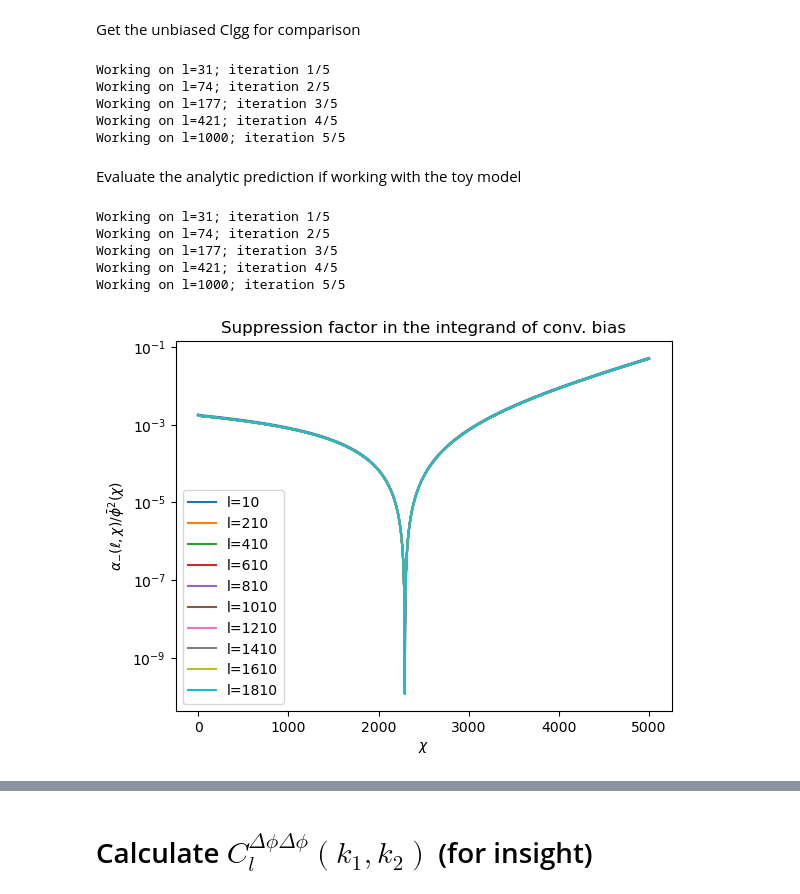
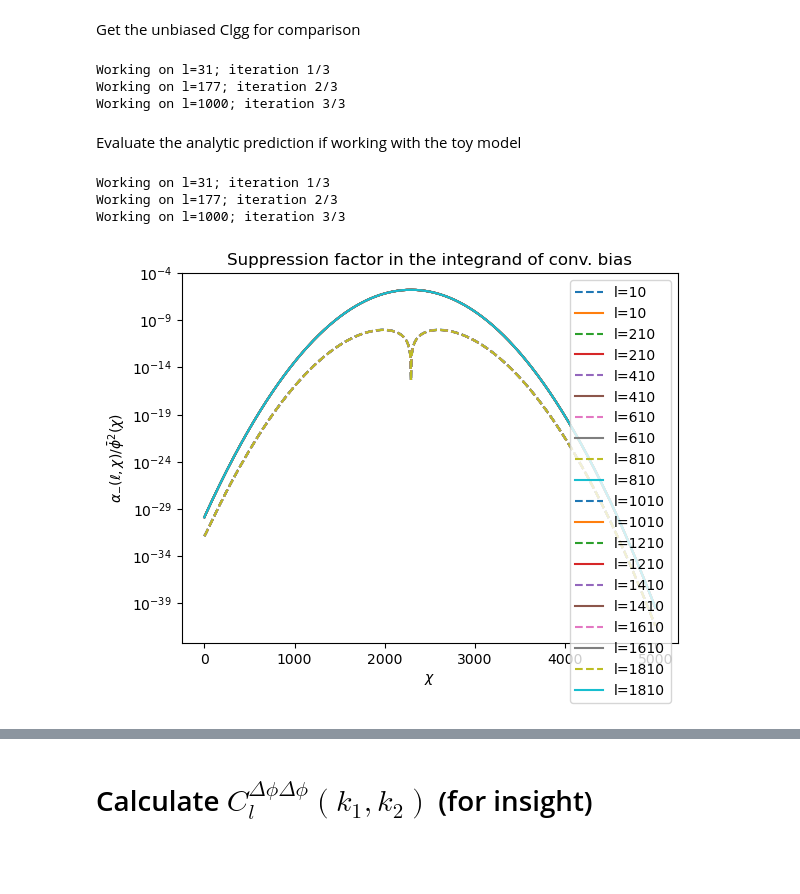
Before and after one commit to abaleato/CARDiAC, a Jupyter notebook: compute_biases.ipynb, the cells around one changed output, grey strips where cells are left out. Saved outputs shown, nothing was run; the diff lists cells and outputs as text; code cells hidden in the pictures; blank space fills up the shorter version.

Commit message:
fixed various crucial biases -- now analytics is an order unity constant away from full calc, but still needs to track down the reasons

```diff
--- a/compute_biases.ipynb
+++ b/compute_biases.ipynb
@@ -165,15 +171,15 @@ for i in range(n_samples_of_r):
 # %%
-lmax = hp.Alm.getlmax(delta_p_lm_of_r.shape[0])
-Cl_deltap_of_r1_r2 = np.zeros((lmax+1, n_samples_of_r, n_samples_of_r))
+lmax = hp.Alm.getlmax(delta_p_lm_of_chi.shape[0])
+Cl_deltap_of_chi1_chi2 = np.zeros((lmax+1, n_samples_of_chi, n_samples_of_chi))
 pixwinf = hp.pixwin(nside_out)[0:lmax+1] # Get the pixel window function for the up-sampled pixelization
 
-for i in range(delta_p_lm_of_r.shape[0]):
+for i in range(delta_p_lm_of_chi.shape[0]):
     if i % 1000 == 0:
         # Print progress
-        print('Completed {}%'.format(round(100*i/delta_p_lm_of_r.shape[0]), 3))
+        print('Completed {}%'.format(round(100*i/delta_p_lm_of_chi.shape[0]), 3))
     l, m = hp.Alm.getlm(lmax, i) # Get the l corresponding to each value of m
     # Get angular PS and deconvolve pixel window function for all possible combinations of k1 and k2
-    Cl_deltap_of_r1_r2[l,:,:] += np.outer(delta_p_lm_of_r[i,:], np.conj(delta_p_lm_of_r[i,:])).real/ (2*l+1) / pixwinf[l]**2
+    Cl_deltap_of_chi1_chi2[l,:,:] += np.outer(delta_p_lm_of_chi[i,:], np.conj(delta_p_lm_of_chi[i,:])).real/ (2*l+1) / pixwinf[l]**2
 # %% [output]
 Completed 0%
 Completed 5%
@@ -496,73 +497,72 @@ Working on l=186; iteration 5/5
 # %% [markdown]
 Get the unbiased Clgg for comparison
 # %%
-def integrand_unbiased_auto_term(r, small_l):
+def integrand_unbiased_auto_term(chi, small_l):
     '''
     Integrand for the unbiased Clgg auto spectrum in the Limber approximation.
     Requires globally-defined Pkgg_interp(k), interpolated in k and assumed to be z-idependent
     '''
-    z_of_r = z_at_value(Planck18.comoving_distance, r* u.Mpc)
-    return Pkgg_interp((small_l+0.5)/r) * (phi_fid(r)/r)**2
+    return Pkgg_interp((small_l+0.5)/chi) * (phi_fid(chi)/chi)**2
 
 clgg_unbiased = np.zeros_like(conv_bias_ells, dtype=float)
 
 for i, l in enumerate(conv_bias_ells):
     print('Working on l={}; iteration {}/{}'.format(l, i+1, len(conv_bias_ells)))
-    clgg_unbiased[i], error = quadrature(integrand_unbiased_auto_term, Planck18.comoving_distance(z_min_int).value,
-                                       Planck18.comoving_distance(z_max_int).value, args=(l), maxiter=1000, tol=1e-9)
+    clgg_unbiased[i], error = quadrature(integrand_unbiased_auto_term, chi_min_int,
+                                       chi_max_int, args=(l), maxiter=1000, tol=1e-10)
 # %% [output]
-Working on l=31; iteration 1/5
-Working on l=74; iteration 2/5
-Working on l=177; iteration 3/5
-Working on l=421; iteration 4/5
-Working on l=1000; iteration 5/5
+Working on l=31; iteration 1/3
+Working on l=177; iteration 2/3
+Working on l=1000; iteration 3/3
 # %% [markdown]
 Evaluate the analytic prediction if working with the toy model
 # %%
-from scipy.interpolate import UnivariateSpline
+G11211minus2 = (np.sqrt(3*3*5/(4*np.pi)) * wigner_3j(1, 1, 2, 0, 0, 0)*wigner_3j(1, 1, 2, 1, 1, -2))
 
-def integrand_conv_bias_toy_model(r, small_l):
+def integrand_conv_bias_toy_model(chi, small_l):
     '''
     Integrand for the convolution bias in the toy model. Uses the Limber approximation.
     Requires globally-defined Pkgg_interp(k), interpolated in k and assumed to be z-idependent
     '''
-    prefactor = (2*small_l+1) / (4*np.pi) * epsilon**2 * phi_fid_1deriv(r)**2
-    return prefactor * (1/r)**2 * ( Pkgg_interp((small_l-1+0.5)/r) * wigner_3j(small_l, small_l-1, 1, 0, 0, 0)**2
-                                + Pkgg_interp((small_l+1+0.5)/r) * wigner_3j(small_l, small_l+1, 1, 0, 0, 0)**2  )
+    second_order_in_eps = (2*small_l+1) / (4*np.pi) * epsilon**2 * phi_fid_1deriv(chi)**2 * (1/chi)**2 * ( Pkgg_interp((small_l-1+0.5)/chi) * wigner_3j(small_l, small_l-1, 1, 0, 0, 0)**2
+                                + Pkgg_interp((small_l+1+0.5)/chi) * wigner_3j(small_l, small_l+1, 1, 0, 0, 0)**2  )
+    fourth_order_in_eps = (2*small_l+1) / (4*np.pi) * epsilon**4 * phi_fid_2deriv(chi)**2 * (1/chi)**2 * G11211minus2**2 * ( Pkgg_interp((small_l-2+0.5)/chi) * wigner_3j(small_l, small_l-2, 2, 0, 0, 0)**2
+                                + Pkgg_interp((small_l+0.5)/chi) * wigner_3j(small_l, small_l, 2, 0, 0, 0)**2 + Pkgg_interp((small_l+2+0.5)/chi) * wigner_3j(small_l, small_l+2, 2, 0, 0, 0)**2  )
+    return second_order_in_eps + fourth_order_in_eps
 
 if toy_model:
     # Spline interpolate the fiducial phi to then compute the second derivative
-    phi_fid_spl = UnivariateSpline(r_array, phi_fid_array,s=0,k=3)
+    phi_fid_spl = UnivariateSpline(chi_array, phi_fid_array,s=0,k=3)
     phi_fid_1deriv = phi_fid_spl.derivative(n=1)
 
     analytic_conv_bias_toy_model = np.zeros_like(conv_bias_ells, dtype=float)
 
     for i, l in enumerate(conv_bias_ells):
         print('Working on l={}; iteration {}/{}'.format(l, i+1, len(conv_bias_ells)))
-        analytic_conv_bias_toy_model[i], error = quadrature(integrand_conv_bias_toy_model, Planck18.comoving_distance(z_min_int).value,
-                                           Planck18.comoving_distance(z_max_int).value, args=(l), maxiter=1000, tol=1e-25)
+        analytic_conv_bias_toy_model[i], error = quadrature(integrand_conv_bias_toy_model, chi_min_int,
+                                           chi_max_int, args=(l), maxiter=1000, tol=1e-20)
 
     # Plot the factor by which the conv bias integrand is suppressed relative to the signal
     chis_test = np.arange(5000)
     for l in np.arange(10, 2000, 200):
-        supression_factor = wigner_3j(l, l-1, 1, 0, 0, 0)**2  * epsilon**2 * (2*l+1)/(2*np.pi**2) * phi_fid_1deriv(chis_test)**2/ phi_fid_spl(chis_test)**2
-        plt.semilogy(chis_test, supression_factor, label=r'l={}'.format(l))
+        kernel_bias = wigner_3j(l, l-1, 1, 0, 0, 0)**2  * epsilon**2 * (2*l+1)/(4*np.pi) * phi_fid_1deriv(chis_test)**2
+        kernel_signal = phi_fid_spl(chis_test)**2
+        plt.semilogy(chis_test, kernel_bias, label=r'l={}'.format(l), ls='--')
+        plt.semilogy(chis_test, kernel_signal, label=r'l={}'.format(l))
     plt.legend()
     plt.xlabel(r'$\chi$')
     plt.ylabel(r'$\alpha_{-}(\ell,\chi)/\bar{\phi}^2(\chi)$')
     plt.title(r'Suppression factor in the integrand of conv. bias')
 
     # Calculate also the additive bias -- only non-zero at ell=1
-    integral_dphidchi, error = quadrature(phi_fid_1deriv, Planck18.comoving_distance(z_min_int).value,
-                                           Planck18.comoving_distance(z_max_int).value, maxiter=1000, tol=1e-17)
+    integral_dphidchi, error = quadrature(phi_fid_1deriv, chi_min_int,
+                                           chi_max_int, maxiter=1000, tol=1e-10)
     additive_bias_at_ellequals1 = epsilon**2 / 3. * integral_dphidchi**2
 # %% [output]
-Working on l=31; iteration 1/5
-Working on l=74; iteration 2/5
-Working on l=177; iteration 3/5
-Working on l=421; iteration 4/5
-Working on l=1000; iteration 5/5
+Working on l=31; iteration 1/3
+Working on l=177; iteration 2/3
+Working on l=1000; iteration 3/3
-[figure, old version]
+[figure, new version]
 # %%
 plt.loglog(conv_bias_ells, clgg_unbiased, 'k', label=r'Unbiased')
 plt.loglog(additive_bias_ells, additive_bias, 'r', label=r'Additive bias')
```
Also changed, not shown: parts of 21 cells of this notebook.
